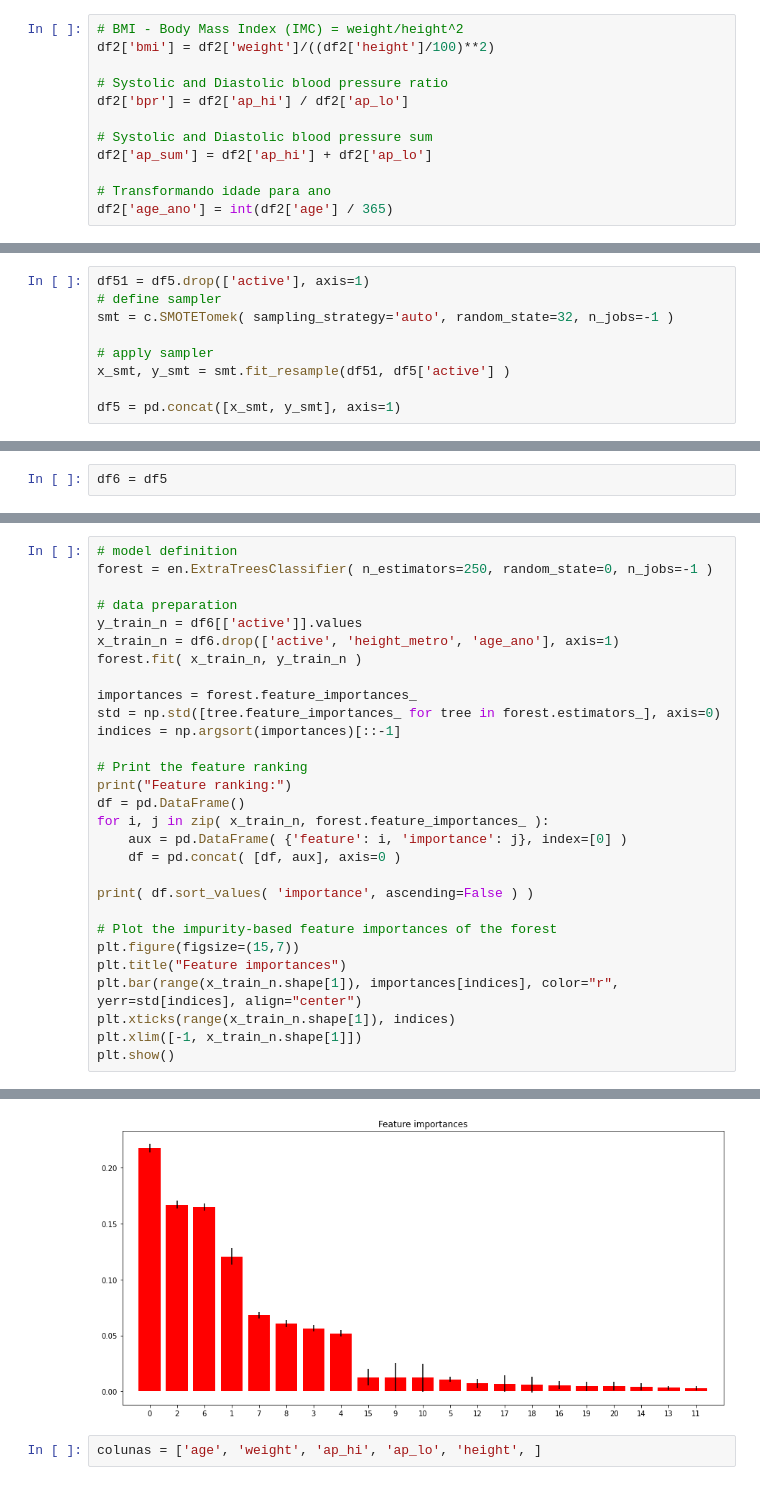
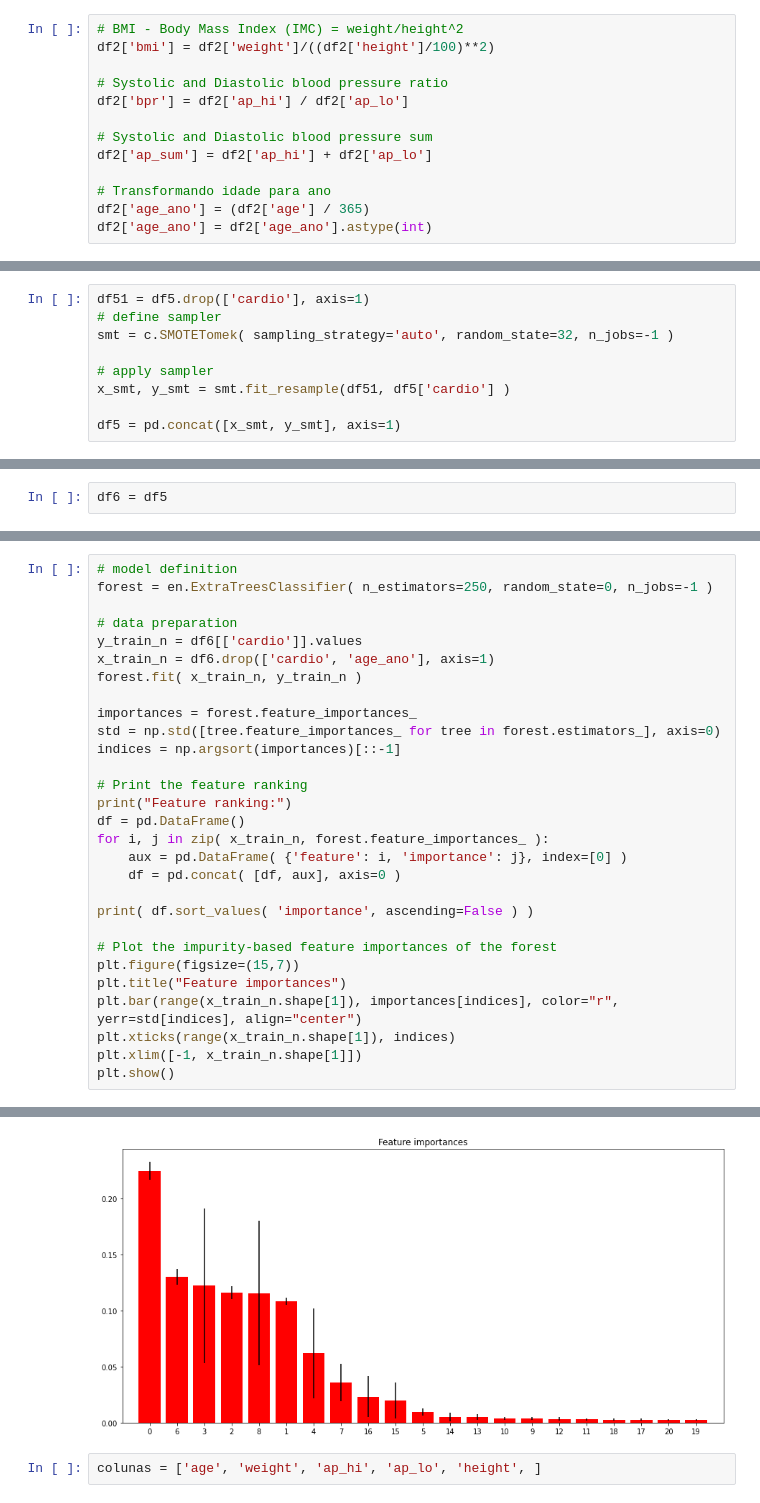
Before and after one commit to LeoFMedeiros/Projeto01-Doencas-Cardiacas, a Jupyter notebook: Projeto01_Leonardo_Medeiros.ipynb, the cells around one changed output, grey strips where cells are left out. Cells and saved outputs as stored; diff of their text form.

```diff
--- a/Projeto01_Leonardo_Medeiros.ipynb
+++ b/Projeto01_Leonardo_Medeiros.ipynb
@@ -328,7 +328,8 @@ df2['bpr'] = df2['ap_hi'] / df2['ap_lo']
 df2['ap_sum'] = df2['ap_hi'] + df2['ap_lo']
 
 # Transformando idade para ano
-df2['age_ano'] = int(df2['age'] / 365)
+df2['age_ano'] = (df2['age'] / 365)
+df2['age_ano'] = df2['age_ano'].astype(int)
 # %% [markdown]
 # 3.0 Filtrando os dados
 # %%
@@ -546,12 +546,12 @@ dtype: object
 # %%
 df5 = df5.drop(['id'], axis = 1)
 # %%
-df51 = df5.drop(['active'], axis=1)
+df51 = df5.drop(['cardio'], axis=1)
 # define sampler
 smt = c.SMOTETomek( sampling_strategy='auto', random_state=32, n_jobs=-1 )
 
 # apply sampler
-x_smt, y_smt = smt.fit_resample(df51, df5['active'] )
+x_smt, y_smt = smt.fit_resample(df51, df5['cardio'] )
 
 df5 = pd.concat([x_smt, y_smt], axis=1)
 # %%
@@ -657,8 +657,8 @@ dtype: int64
 forest = en.ExtraTreesClassifier( n_estimators=250, random_state=0, n_jobs=-1 )
 
 # data preparation
-y_train_n = df6[['active']].values
-x_train_n = df6.drop(['active', 'height_metro', 'age_ano'], axis=1)
+y_train_n = df6[['cardio']].values
+x_train_n = df6.drop(['cardio', 'age_ano'], axis=1)
 forest.fit( x_train_n, y_train_n )
 
 importances = forest.feature_importances_
@@ -702,4 +702,4 @@ Feature ranking:
-[figure, old version]
+[figure, new version]
 # %%
 colunas = ['age', 'weight', 'ap_hi', 'ap_lo', 'height', ]
 # %% [markdown]
```
Also changed, not shown: parts of 20 cells of this notebook.
